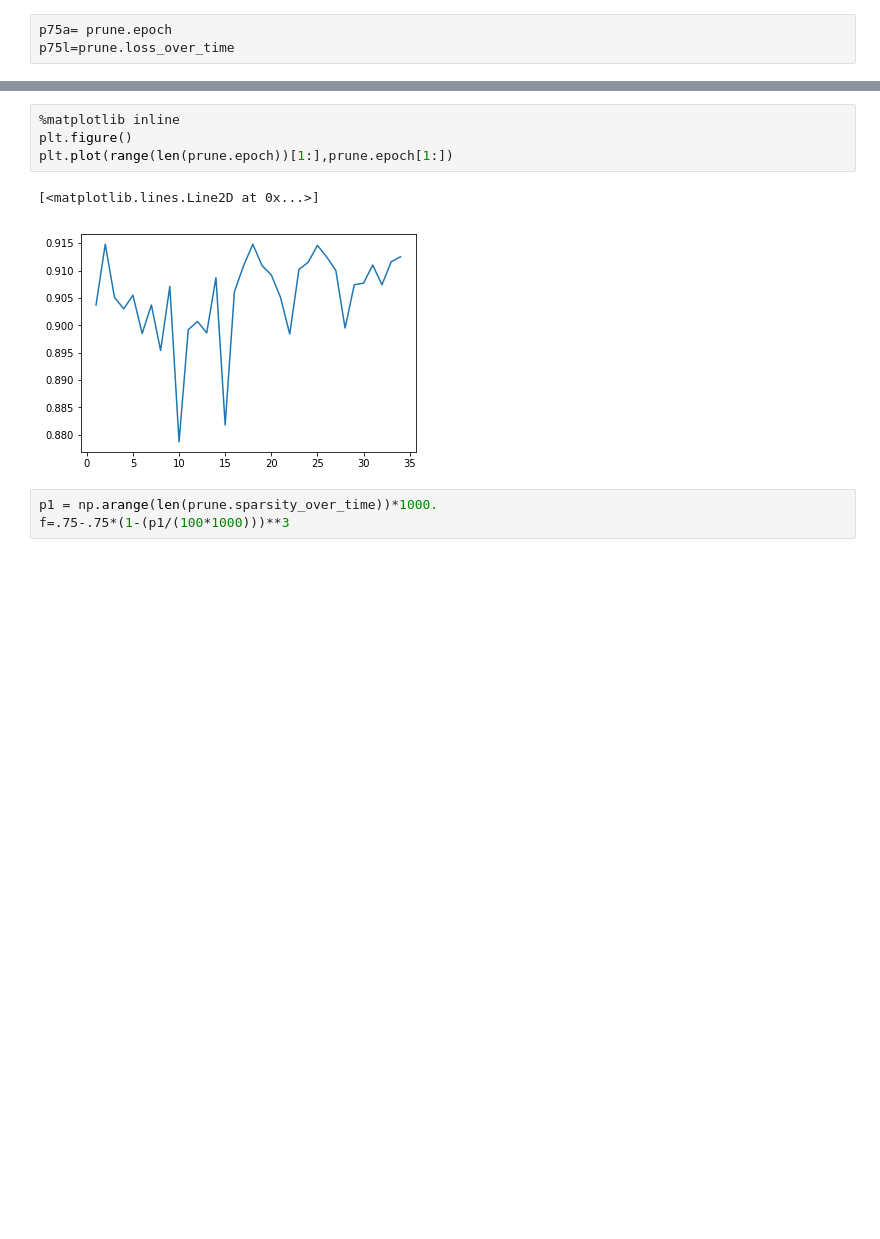
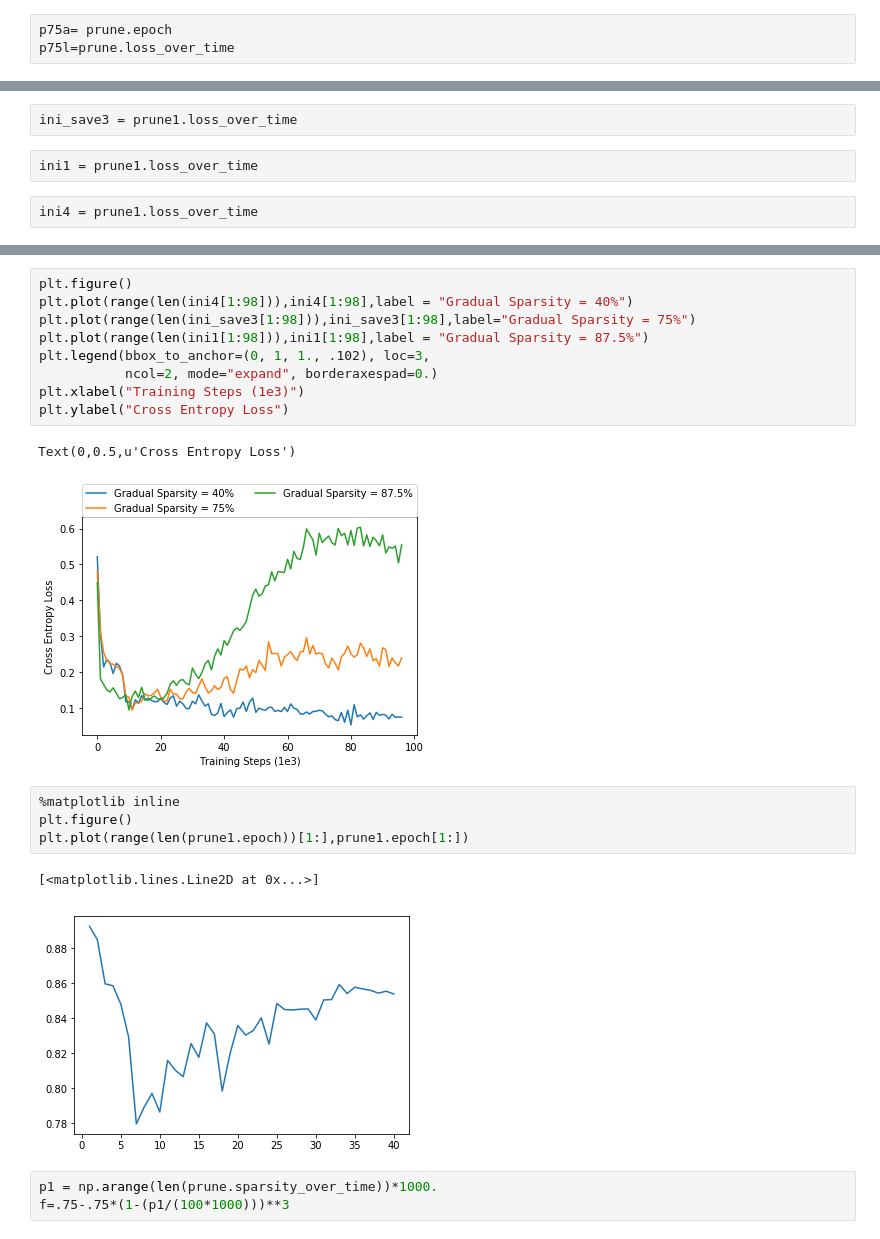
Before and after one commit to ChristopherSweeney/SlimNets, a Jupyter notebook: prunning.ipynb, the cells around one changed output, grey strips where cells are left out. Saved outputs shown, nothing was run; the diff lists cells and outputs as text; blank space fills up the shorter version.

```diff
--- a/prunning.ipynb
+++ b/prunning.ipynb
@@ -712,3 +923,9 @@ p75l=prune.loss_over_time
+# %%
+ini_save3 = prune1.loss_over_time
+# %%
+ini1 = prune1.loss_over_time
+# %%
+ini4 = prune1.loss_over_time
 # %%
 %matplotlib inline
 plt.figure()
@@ -719,10 +936,22 @@ plt.plot(range(len(prune.loss_over_time))[1:],prune.loss_over_time[1:])
+# %%
+plt.figure()
+plt.plot(range(len(ini4[1:98])),ini4[1:98],label = "Gradual Sparsity = 40%")
+plt.plot(range(len(ini_save3[1:98])),ini_save3[1:98],label="Gradual Sparsity = 75%")
+plt.plot(range(len(ini1[1:98])),ini1[1:98],label = "Gradual Sparsity = 87.5%")
+plt.legend(bbox_to_anchor=(0, 1, 1., .102), loc=3,
+           ncol=2, mode="expand", borderaxespad=0.)
+plt.xlabel("Training Steps (1e3)")
+plt.ylabel("Cross Entropy Loss")
+# %% [output]
+Text(0,0.5,u'Cross Entropy Loss')
+[figure, added]
 # %%
 %matplotlib inline
 plt.figure()
-plt.plot(range(len(prune.epoch))[1:],prune.epoch[1:])
+plt.plot(range(len(prune1.epoch))[1:],prune1.epoch[1:])
 # %% [output]
 [<matplotlib.lines.Line2D at 0x...>]
-[figure, old version]
+[figure, new version]
 # %%
 p1 = np.arange(len(prune.sparsity_over_time))*1000.
 f=.75-.75*(1-(p1/(100*1000)))**3
```
Also changed, not shown: parts of 16 cells of this notebook, 8 other files.
